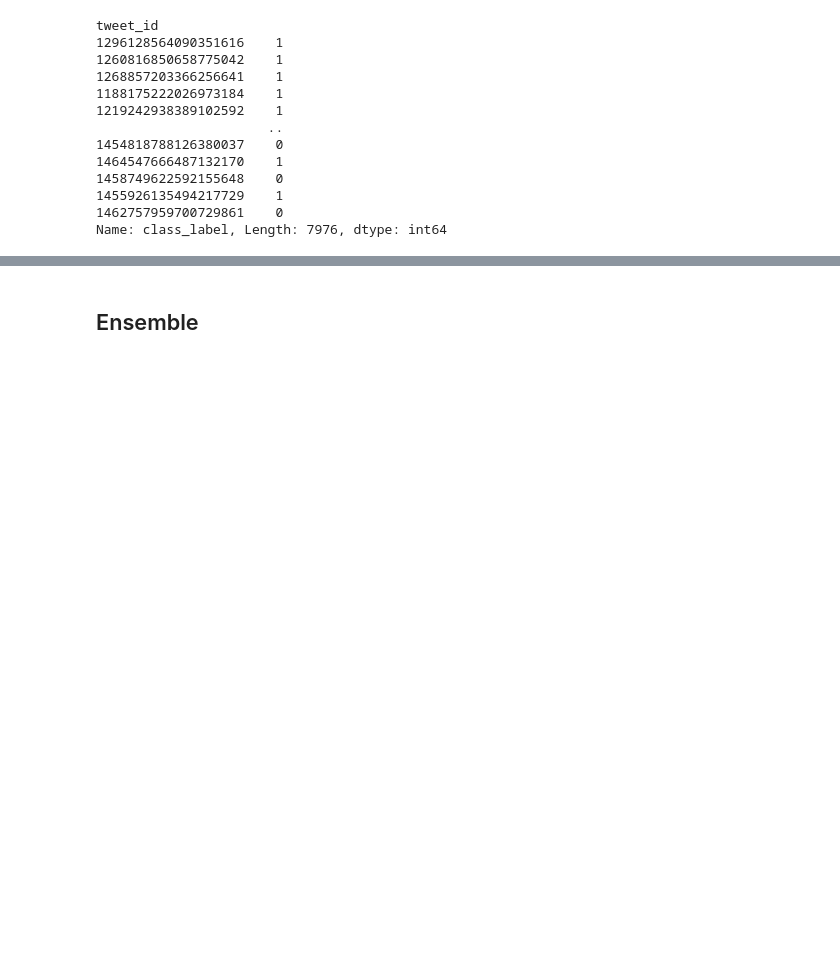
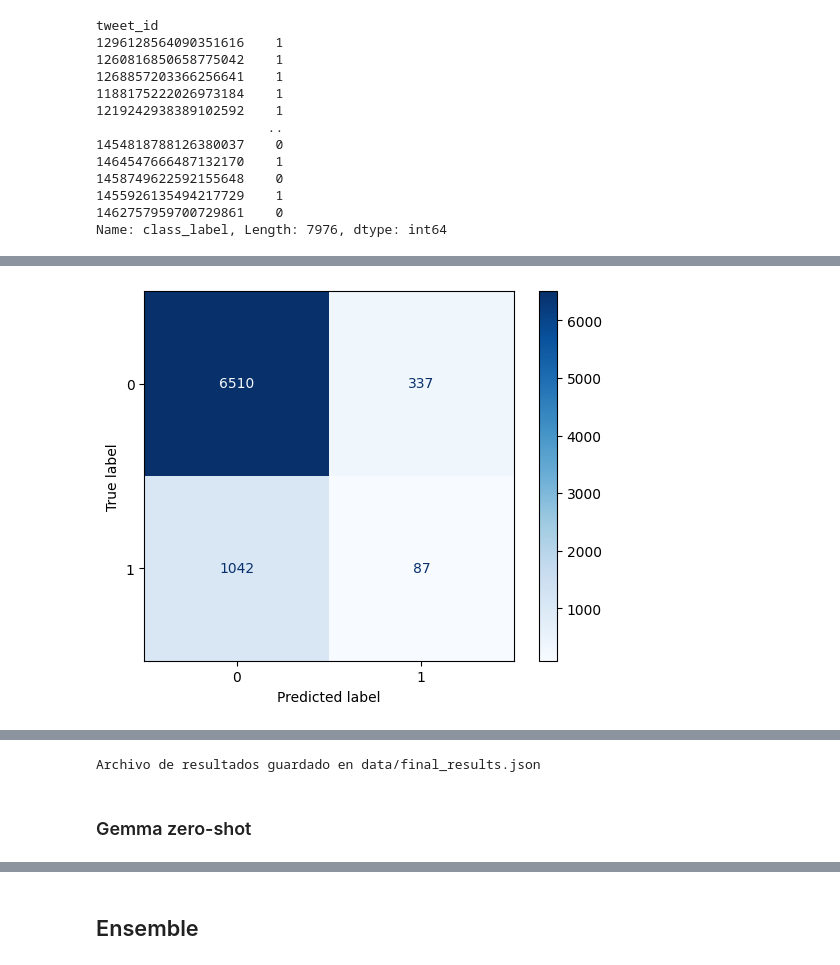
Before and after one commit to galopianciola/check-worthiness-project, a Jupyter notebook: main.ipynb, the cells around one changed output, grey strips where cells are left out. Drawn from its saved outputs; the diff is of its cells as text; code cells hidden in the pictures; blank space fills up the shorter version.

```diff
--- a/main.ipynb
+++ b/main.ipynb
@@ -4638,0 +4523,5 @@ precision|precision_weighted|recall|f1|f1_weighted|accuracy|balanced_accuracy|ma
+# %%
+with open('data/results_FS_gemma2b.json', 'r') as file:
+    results = json.load(file)
+results = pd.Series(results)
+results
@@ -4638,0 +4541,4 @@ precision|precision_weighted|recall|f1|f1_weighted|accuracy|balanced_accuracy|ma
+# %%
+final_results['gemma'] = run_metrics(test_df['class_label'], results, [0,1])
+# %% [output]
+[figure, added]
@@ -4638,0 +4550,9 @@ precision|precision_weighted|recall|f1|f1_weighted|accuracy|balanced_accuracy|ma
+# %%
+load_create_or_save_results(
+    final_results=final_results,
+    results_filename="data/final_results.json"
+)
+# %% [output]
+Archivo de resultados guardado en data/final_results.json
+# %% [markdown]
+### Gemma zero-shot
```
Also changed, not shown: parts of 58 cells of this notebook, 2 other files.
